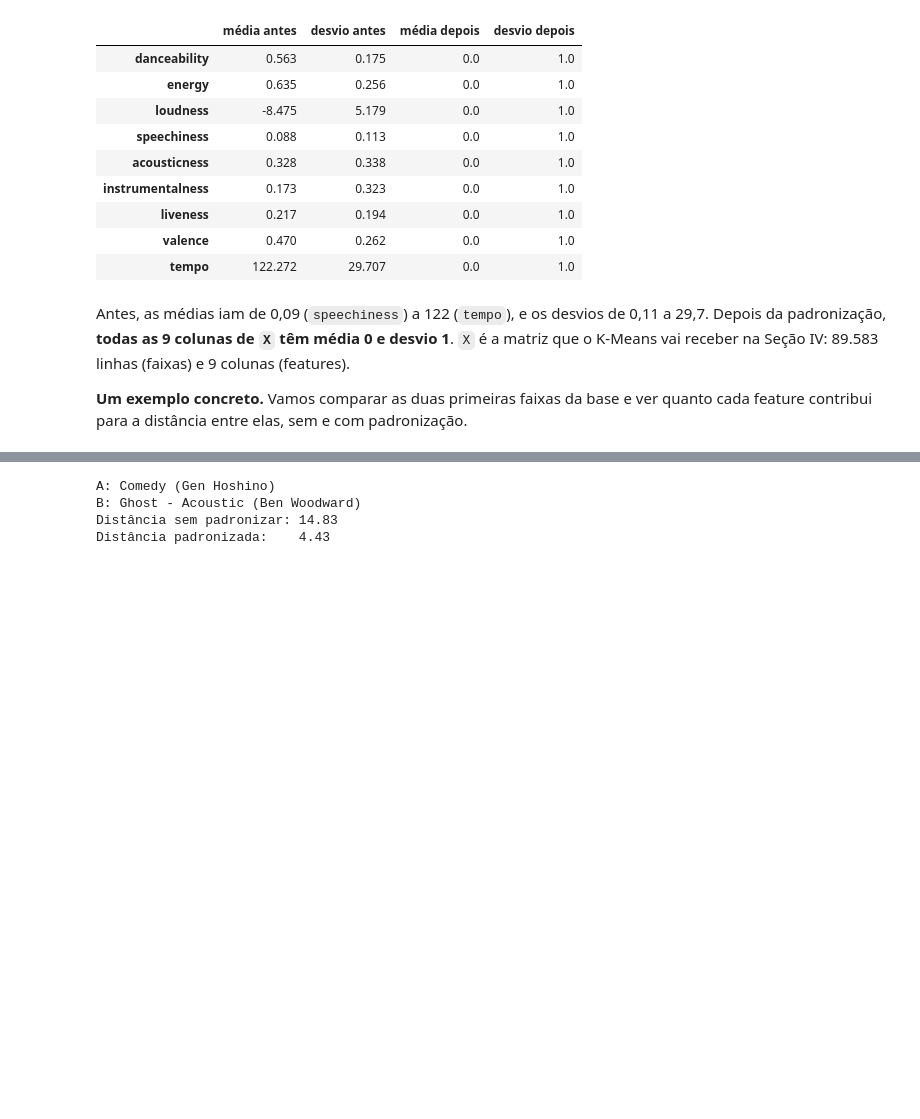
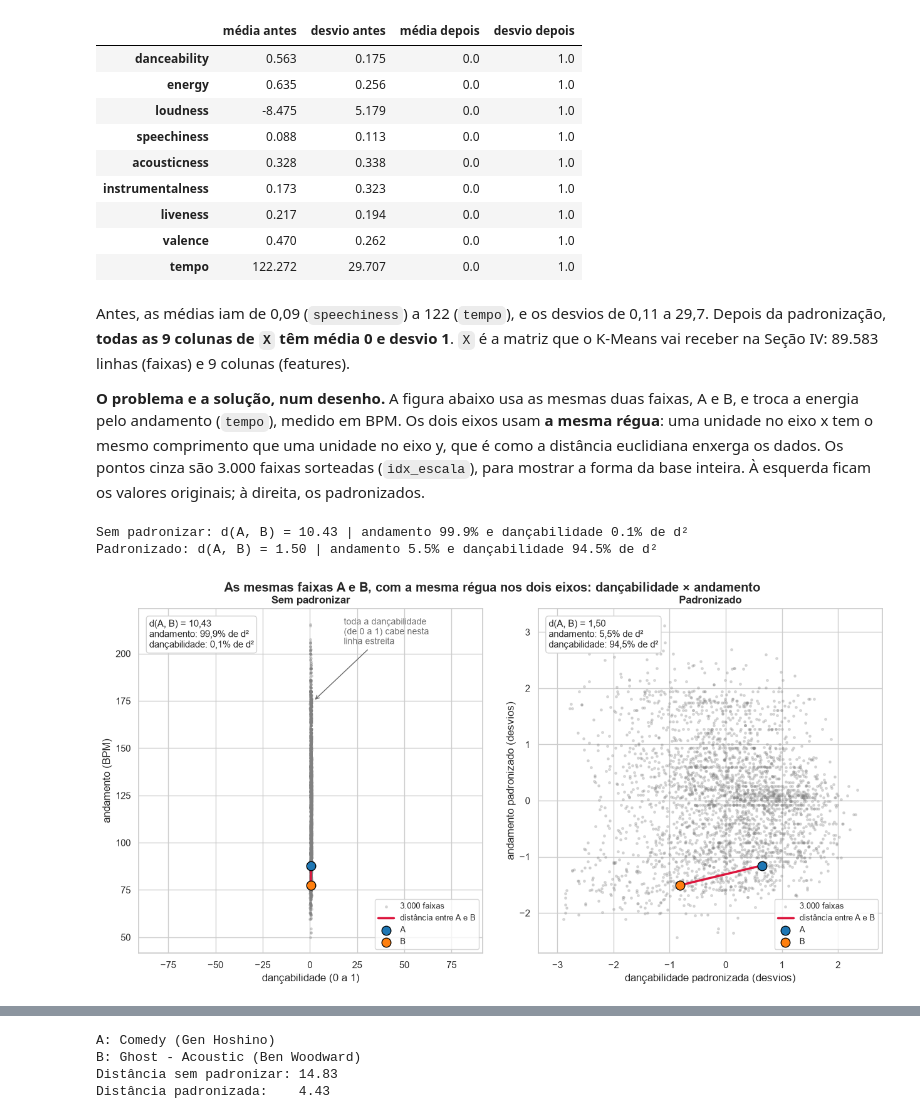
Before and after one commit to DataScience-Fatec-Projects/kmeans-musicas-spotify, a Jupyter notebook: notebooks/aula_kmeans_spotify.ipynb, the cells around one changed output, grey strips where cells are left out. Cells and saved outputs as stored; diff of their text form; code cells hidden in the pictures; blank space fills up the shorter version.

```diff
--- a/notebooks/aula_kmeans_spotify.ipynb
+++ b/notebooks/aula_kmeans_spotify.ipynb
@@ -1252,5 +1300,58 @@ Antes, as médias iam de 0,09 (`speechiness`) a 122 (`tempo`), e os desvios de 0
 Depois da padronização, **todas as 9 colunas de `X` têm média 0 e desvio 1**. `X` é a matriz que
 o K-Means vai receber na Seção IV: 89.583 linhas (faixas) e 9 colunas (features).
 
-**Um exemplo concreto.** Vamos comparar as duas primeiras faixas da base e ver quanto cada
-feature contribui para a distância entre elas, sem e com padronização.
+**O problema e a solução, num desenho.** A figura abaixo usa as mesmas duas faixas, A e B, e troca
+a energia pelo andamento (`tempo`), medido em BPM. Os dois eixos usam **a mesma régua**: uma
+unidade no eixo x tem o mesmo comprimento que uma unidade no eixo y, que é como a distância
+euclidiana enxerga os dados. Os pontos cinza são 3.000 faixas sorteadas (`idx_escala`), para
+mostrar a forma da base inteira. À esquerda ficam os valores originais; à direita, os
+padronizados.
+# %%
+# @title Figura: a mesma régua, sem e com padronização (clique duas vezes para ver o código)
+EIXOS_ESCALA = ["danceability", "tempo"]
+idx_escala = np.random.default_rng(RANDOM_STATE).choice(len(df_faixas), size=3_000, replace=False)
+versoes_escala = {
+    "Sem padronizar": df_faixas[EIXOS_ESCALA].to_numpy(),
+    "Padronizado": X[:, [FEATURES.index(f) for f in EIXOS_ESCALA]],
+}
+rotulos_eixos = {
+    "Sem padronizar": ("dançabilidade (0 a 1)", "andamento (BPM)"),
+    "Padronizado": ("dançabilidade padronizada (desvios)", "andamento padronizado (desvios)"),
+}
+
+def virgula(valor, casas):
+    return f"{valor:.{casas}f}".replace(".", ",")
+
+fig, axes = plt.subplots(1, 2, figsize=(13, 6.5))
+for ax, (nome, valores) in zip(axes, versoes_escala.items()):
+    a, b = valores[0], valores[1]  # as faixas A e B são as duas primeiras de df_faixas
+    delta = a - b
+    d = np.hypot(*delta)
+    pct = 100 * delta ** 2 / d ** 2  # parte de cada feature em d²
+    print(f"{nome}: d(A, B) = {d:.2f} | andamento {pct[1]:.1f}% e dançabilidade {pct[0]:.1f}% de d²")
+
+    nuvem = valores[idx_escala]
+    ax.scatter(nuvem[:, 0], nuvem[:, 1], s=6, alpha=0.25, color="gray", label="3.000 faixas")
+    ax.plot([b[0], a[0]], [b[1], a[1]], color="crimson", lw=2.5, label="distância entre A e B")
+    ax.scatter(*a, s=110, color="tab:blue", edgecolor="black", zorder=3, label="A")
+    ax.scatter(*b, s=110, color="tab:orange", edgecolor="black", zorder=3, label="B")
+    centro = (nuvem.max(axis=0) + nuvem.min(axis=0)) / 2
+    meia = 0.55 * np.ptp(nuvem, axis=0).max()
+    ax.set(xlim=(centro[0] - meia, centro[0] + meia), ylim=(centro[1] - meia, centro[1] + meia),
+           aspect="equal", title=nome, xlabel=rotulos_eixos[nome][0], ylabel=rotulos_eixos[nome][1])
+    ax.text(0.03, 0.97, f"d(A, B) = {virgula(d, 2)}\nandamento: {virgula(pct[1], 1)}% de d²\n"
+            f"dançabilidade: {virgula(pct[0], 1)}% de d²", transform=ax.transAxes, va="top",
+            fontsize=11, bbox=dict(boxstyle="round", facecolor="white", edgecolor="lightgray"))
+    ax.legend(loc="lower right", fontsize=9)
+
+axes[0].annotate("toda a dançabilidade\n(de 0 a 1) cabe nesta\nlinha estreita", xy=(2, 175),
+                 xytext=(18, 205), fontsize=10, color="dimgray",
+                 arrowprops=dict(arrowstyle="->", color="dimgray"))
+fig.suptitle("As mesmas faixas A e B, com a mesma régua nos dois eixos: dançabilidade × andamento",
+             fontweight="bold")
+plt.tight_layout()
+plt.show()
+# %% [output]
+Sem padronizar: d(A, B) = 10.43 | andamento 99.9% e dançabilidade 0.1% de d²
+Padronizado: d(A, B) = 1.50 | andamento 5.5% e dançabilidade 94.5% de d²
+[figure, added]
```
Also changed, not shown: parts of 6 cells of this notebook, 2 other files.
